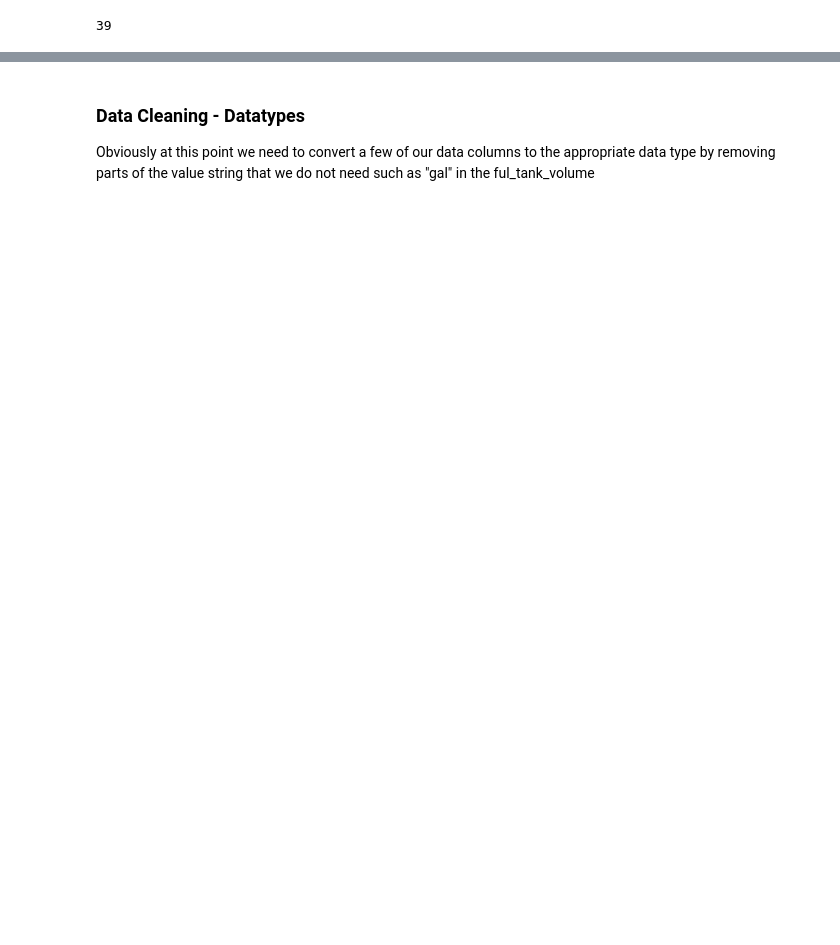
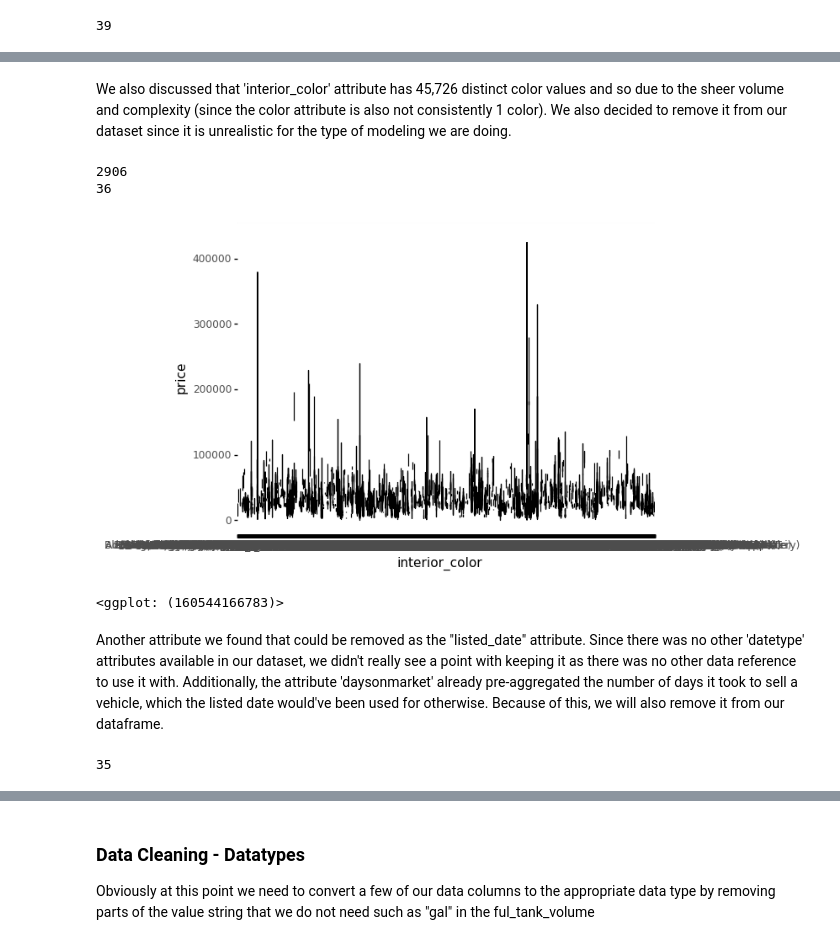
Before and after one commit to sophiawu1006/Machine-Learning-Model-for-used-cars, a Jupyter notebook: Used_Car_Lab_1_DataVisualization.ipynb, the cells around one changed output, grey strips where cells are left out. Cells and saved outputs as stored; diff of their text form; code cells hidden in the pictures; blank space fills up the shorter version.

```diff
--- a/Used_Car_Lab_1_DataVisualization.ipynb
+++ b/Used_Car_Lab_1_DataVisualization.ipynb
@@ -68,6 +80,6 @@ msno.matrix(df_cln_1)
 # %%
 # removing city_fuel_economy since a quick vizualition of our dataset shows that ALL values are empty
-df_cln_2 = df_cln_1.drop(columns='combine_fuel_economy')
-print(df_cln_2.shape[1])
+df_cln_1 = df_cln_1.drop(columns='combine_fuel_economy')
+print(df_cln_1.shape[1])
 # %% [output]
 39
@@ -73,0 +88,5 @@ print(df_cln_2.shape[1])
+# %%
+#observing if 'engine_cylinders','engine_type' is the same data
+if df_cln_1['engine_cylinders'].equals(df_cln_1['engine_type']) == True:
+    df_cln_1 = df_cln_1.drop(columns='engine_cylinders')
+    print(df_cln_1.shape[1])
@@ -73,0 +97,5 @@ print(df_cln_2.shape[1])
+# %%
+print(df_cln_1[['wheel_system']])
+print(df_cln_1[['wheel_system_display']])
+df_cln_1 = df_cln_1.drop(columns='wheel_system_display')
+print(df_cln_1.shape[1])
@@ -73,0 +120,23 @@ print(df_cln_2.shape[1])
+# %% [markdown]
+We also discussed that 'interior_color' attribute has 45,726 distinct color values and so due to the sheer volume and complexity (since the color attribute is also not consistently 1 color). We also decided to remove it from our dataset since it is unrealistic for the type of modeling we are doing.
+# %%
+print(df_cln_1['interior_color'].nunique())
+
+df_cln_1 = df_cln_1.drop(columns='interior_color')
+print(df_cln_1.shape[1])
+# %% [output]
+2906
+36
+# %%
+#note this plot takes forever to run
+(ggplot(df_cln_1)+aes(x="interior_color", y="price")+geom_line())
+# %% [output]
+[figure, added]
+<ggplot: (160544166783)>
+# %% [markdown]
+Another attribute we found that could be removed as the "listed_date" attribute. Since there was no other 'datetype' attributes available in our dataset, we didn't really see a point with keeping it as there was no other data reference to use it with. Additionally, the attribute 'daysonmarket' already pre-aggregated the number of days it took to sell a vehicle, which the listed date would've been used for otherwise. Because of this, we will also remove it from our dataframe.
+# %%
+df_cln_1 = df_cln_1.drop(columns='daysonmarket')
+print(df_cln_1.shape[1])
+# %% [output]
+35
```
Also changed, not shown: parts of 38 cells of this notebook.
